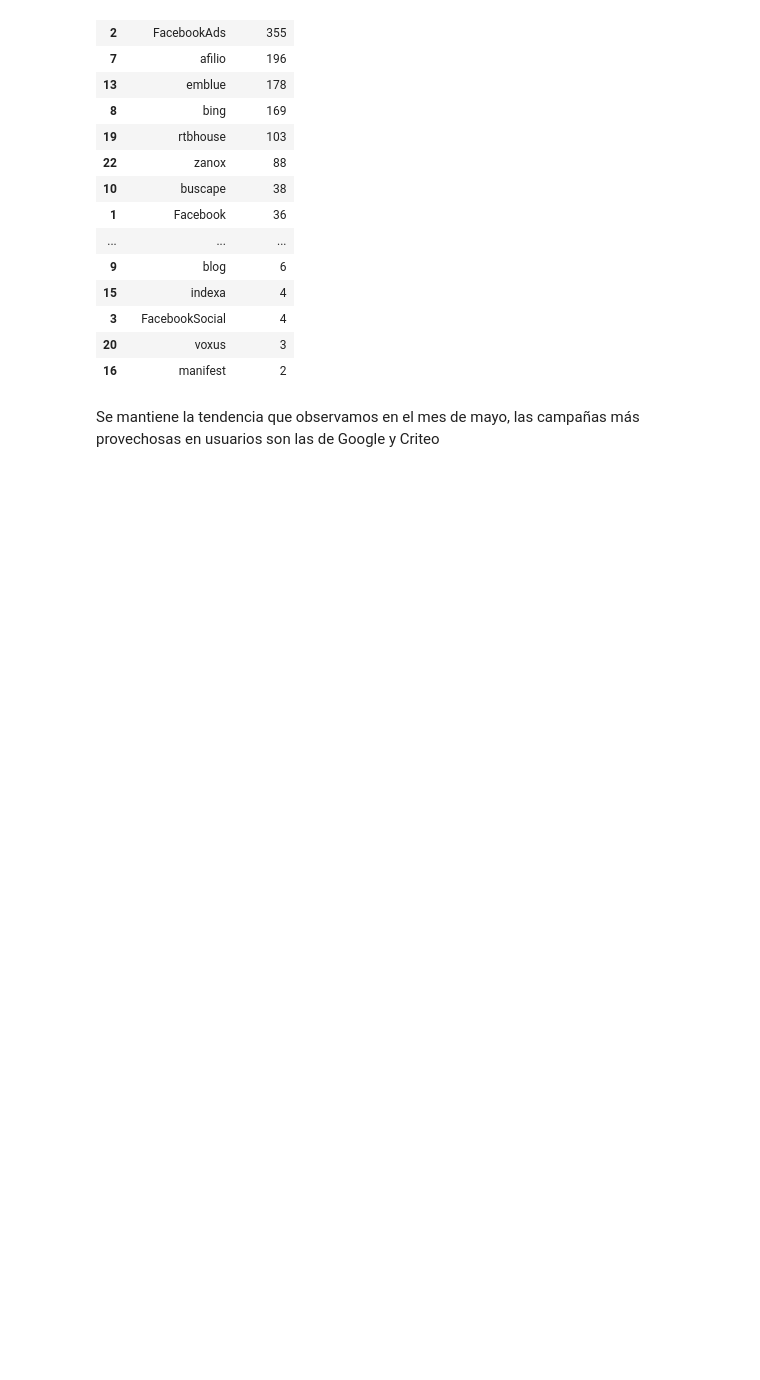
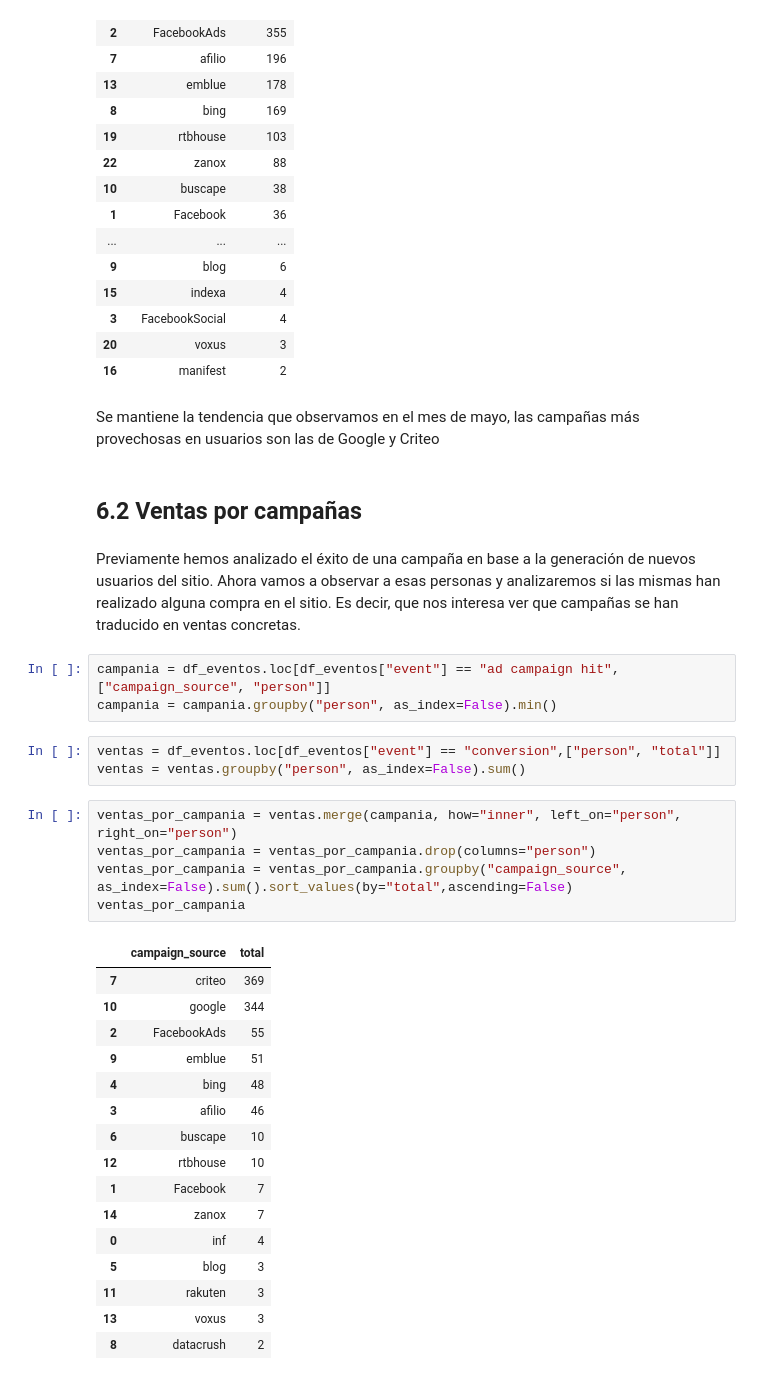
Before and after one commit to lituarte/Datos-TP1, a Jupyter notebook: Informe.ipynb, the cells around one changed output. Cells and saved outputs as stored; diff of their text form; blank space fills up the shorter version.

```diff
--- a/Informe.ipynb
+++ b/Informe.ipynb
@@ -1268,3 +1268,35 @@ campanias_historico.head(20)
 | 16 | manifest | 2 |
 # %% [markdown]
 Se mantiene la tendencia que observamos en el mes de mayo, las campañas más provechosas en usuarios son las de Google y Criteo
+# %% [markdown]
+## 6.2 Ventas por campañas
+# %% [markdown]
+Previamente hemos analizado el éxito de una campaña en base a la generación de nuevos usuarios del sitio. Ahora vamos a observar a esas personas y analizaremos si las mismas han realizado alguna compra en el sitio. Es decir, que nos interesa ver que campañas se han traducido en ventas concretas.
+# %%
+campania = df_eventos.loc[df_eventos["event"] == "ad campaign hit",["campaign_source", "person"]]
+campania = campania.groupby("person", as_index=False).min()
+# %%
+ventas = df_eventos.loc[df_eventos["event"] == "conversion",["person", "total"]]
+ventas = ventas.groupby("person", as_index=False).sum()
+# %%
+ventas_por_campania = ventas.merge(campania, how="inner", left_on="person", right_on="person")
+ventas_por_campania = ventas_por_campania.drop(columns="person")
+ventas_por_campania = ventas_por_campania.groupby("campaign_source", as_index=False).sum().sort_values(by="total",ascending=False)
+ventas_por_campania
+# %% [output]
+|  | campaign_source | total |
+| 7 | criteo | 369 |
+| 10 | google | 344 |
+| 2 | FacebookAds | 55 |
+| 9 | emblue | 51 |
+| 4 | bing | 48 |
+| 3 | afilio | 46 |
+| 6 | buscape | 10 |
+| 12 | rtbhouse | 10 |
+| 1 | Facebook | 7 |
+| 14 | zanox | 7 |
+| 0 | inf | 4 |
+| 5 | blog | 3 |
+| 11 | rakuten | 3 |
+| 13 | voxus | 3 |
+| 8 | datacrush | 2 |
```
Also changed, not shown: parts of 2 cells of this notebook.
